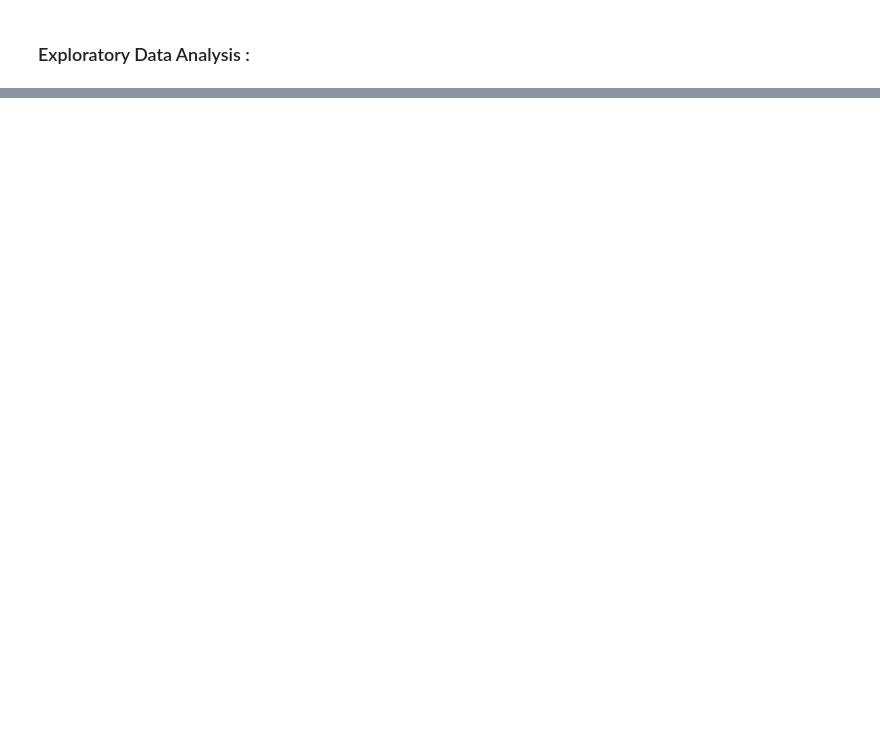
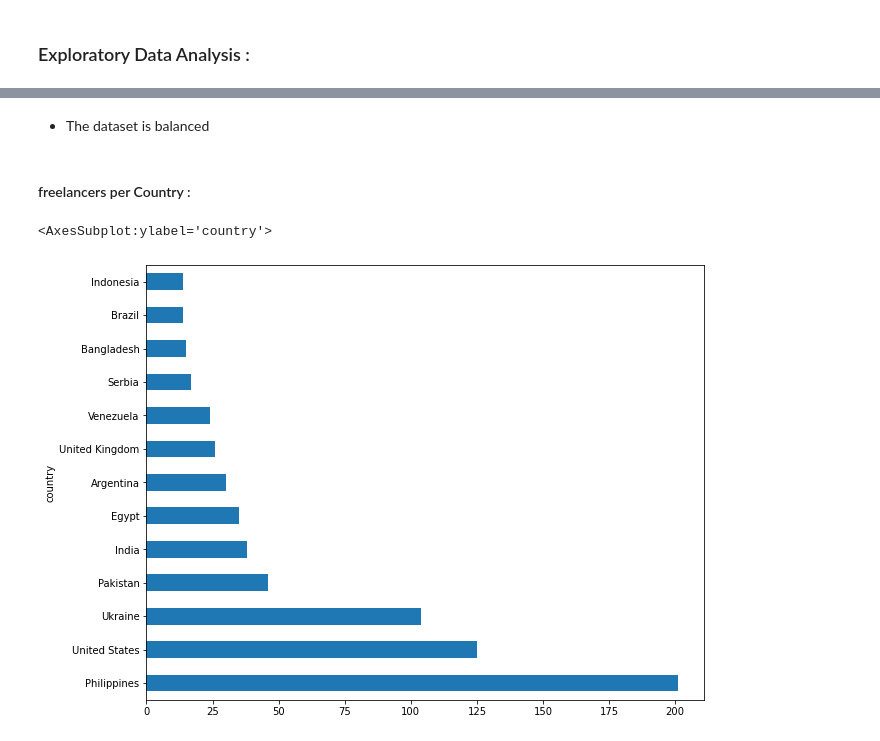
Before and after one commit to MohamedElfallah/upwork_data_mining, a Jupyter notebook: cleaning_data.ipynb, the cells around one changed output, grey strips where cells are left out. Cells and saved outputs as stored; diff of their text form; code cells hidden in the pictures; blank space fills up the shorter version.

```diff
--- a/cleaning_data.ipynb
+++ b/cleaning_data.ipynb
@@ -263,0 +266,12 @@ cnt.plot(kind="barh", fontsize = 5)
+# %% [markdown]
+ * The dataset is balanced
+# %% [markdown]
+#### freelancers per Country :
+# %%
+#### Number of freelancers per country :
+countries = df.groupby(df["country"])["country"].count()
+countries_most = countries[countries > 10].sort_values(ascending=False)
+countries_most.plot(kind="barh", figsize= (10, 8))
+# %% [output]
+<AxesSubplot:ylabel='country'>
+[figure, added]
```
Also changed, not shown: parts of 22 cells of this notebook, 1 other file.
